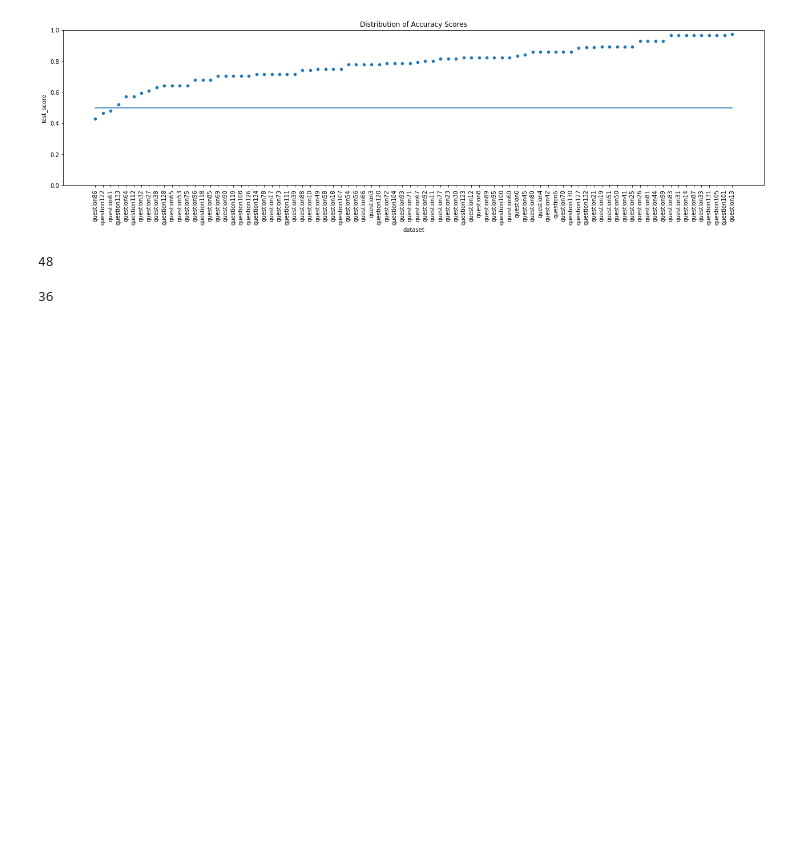
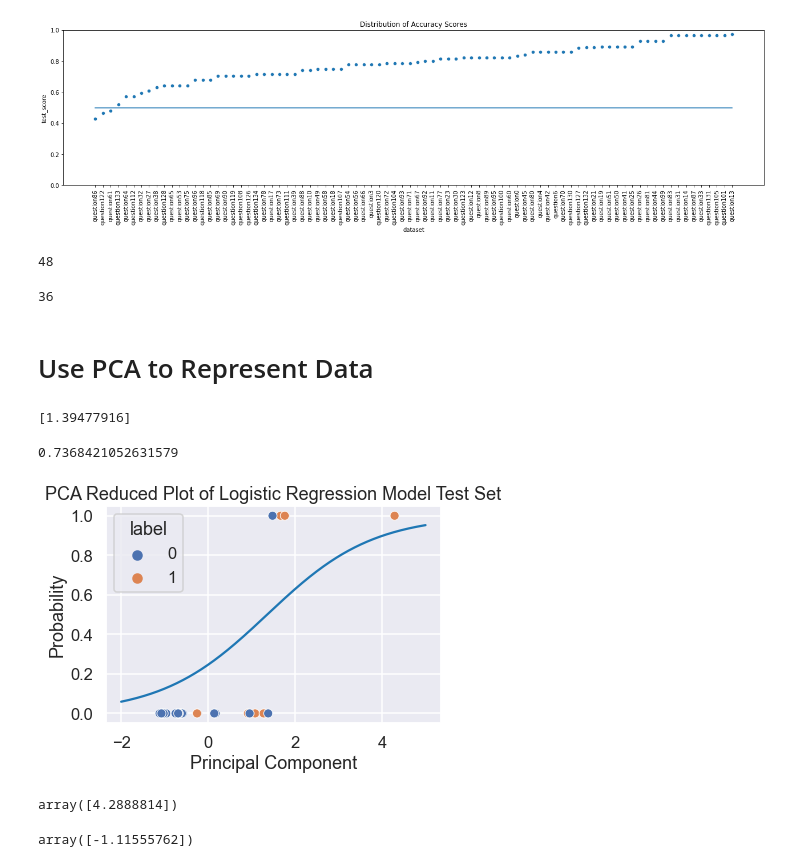
Before and after one commit to ian-mcnair/Answer_Clustering, a Jupyter notebook: step3_Modelling/Classification.ipynb, the cells around one changed output. Cells and saved outputs as stored; diff of their text form; code cells hidden in the pictures; blank space fills up the shorter version.

Commit message:
Progress with charts.

```diff
--- a/step3_Modelling/Classification.ipynb
+++ b/step3_Modelling/Classification.ipynb
@@ -117,3 +112,54 @@ plt.show()
 (scores.test_score < scores.test_score.mean()).sum()
 # %% [output]
 36
+# %% [markdown]
+# Use PCA to Represent Data
+# %%
+from sklearn.linear_model import LogisticRegression
+from sklearn.model_selection import train_test_split
+import numpy as np
+import seaborn as sns
+import matplotlib.pyplot as plt
+from sklearn.decomposition import PCA
+from sklearn.manifold import TSNE
+%matplotlib inline
+pca = PCA(n_components = 1)
+comps = pca.fit_transform(nlp.data)
+print(pca.explained_variance_)
+X_train, X_test, y_train, y_test = train_test_split(comps, nlp.doc.label, test_size = 0.5)
+# %% [output]
+[1.39477916]
+# %%
+clf = LogisticRegression().fit(X_train, y_train)
+pred = clf.predict(comps)
+clf.score(X_test, y_test)
+# %% [output]
+0.7368421052631579
+# %%
+sns.set_style("darkgrid")
+sns.set_context("talk")
+sns.lineplot(
+    x = line,
+    y = line_pred[:,1],
+)
+sns.scatterplot(
+    x = comps.ravel(),
+    y = pred,
+    hue = nlp.doc.label,
+    palette = "deep"
+)
+
+plt.title("PCA Reduced Plot of Logistic Regression Model Test Set")
+plt.xlabel("Principal Component")
+plt.ylabel("Probability")
+plt.show()
+# %% [output]
+[figure, added]
+# %%
+max(comps)
+# %% [output]
+array([4.2888814])
+# %%
+min(comps)
+# %% [output]
+array([-1.11555762])
```
Also changed, not shown: parts of 5 cells of this notebook, 4 other files.
